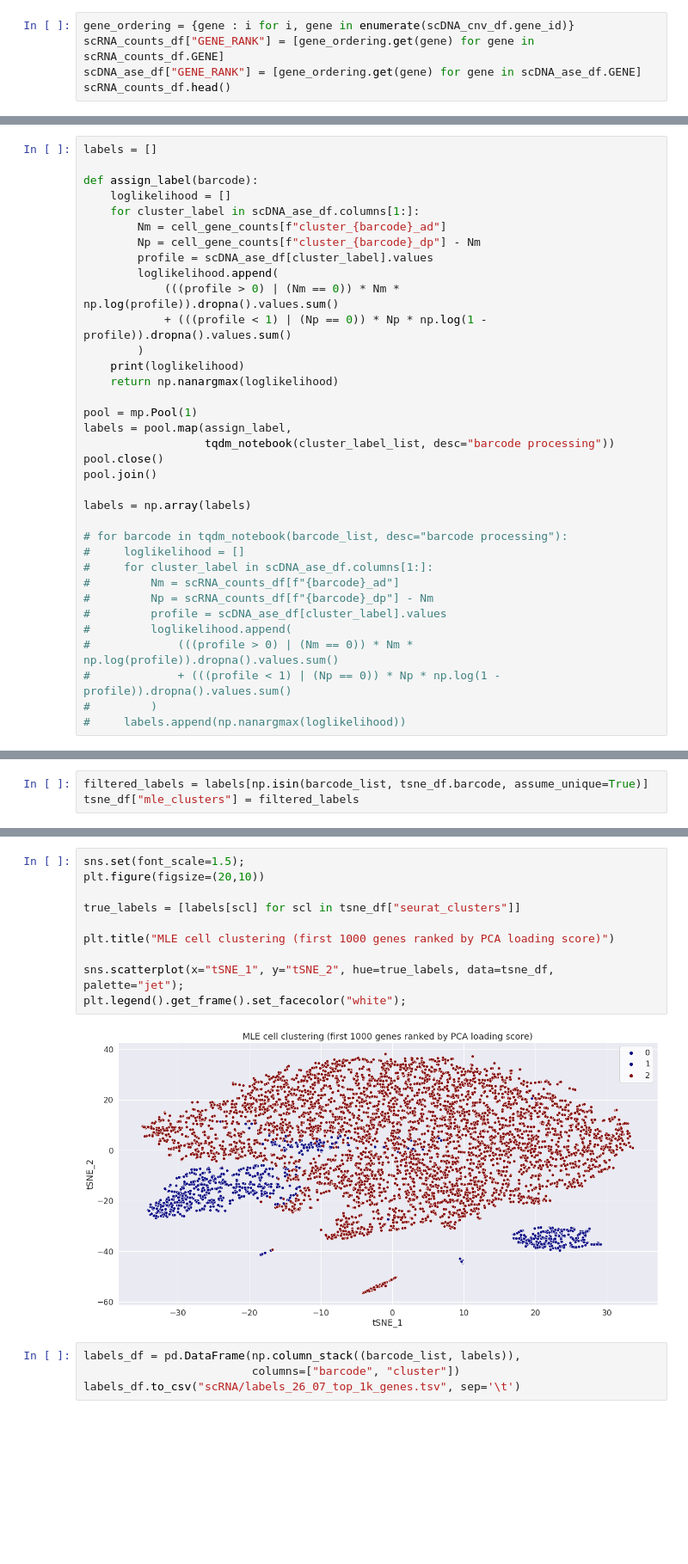
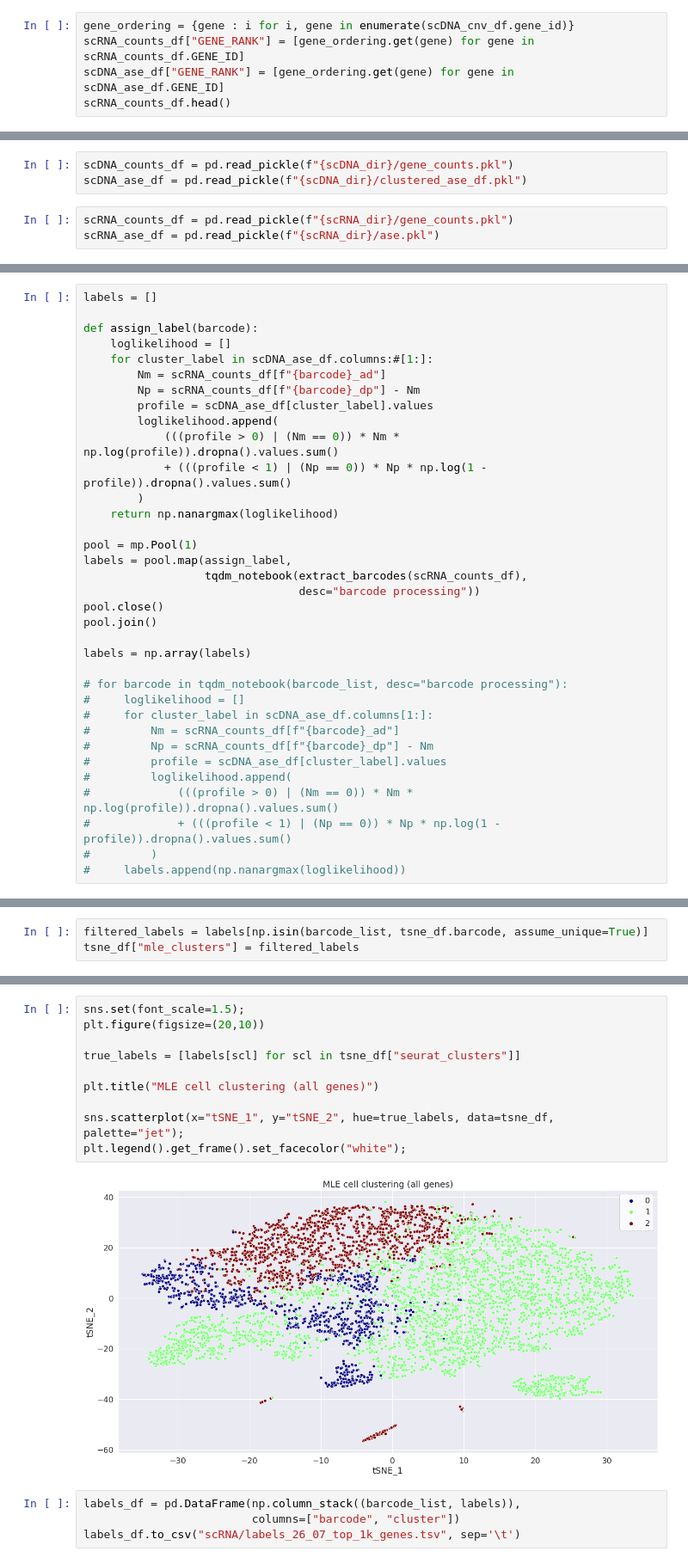
Before and after one commit to ivanov-v-v/cnv-inference, a Jupyter notebook: notebooks/vcf_to_ase.ipynb, the cells around one changed output, grey strips where cells are left out. Shown at 86% size. Cells and saved outputs as stored; diff of their text form; blank space fills up the shorter version.

```diff
--- a/notebooks/vcf_to_ase.ipynb
+++ b/notebooks/vcf_to_ase.ipynb
@@ -576,6 +840,6 @@ scDNA_cnv_df = pd.read_csv(cnv_tsv, sep='\t')
 # %%
 gene_ordering = {gene : i for i, gene in enumerate(scDNA_cnv_df.gene_id)}
-scRNA_counts_df["GENE_RANK"] = [gene_ordering.get(gene) for gene in scRNA_counts_df.GENE]
-scDNA_ase_df["GENE_RANK"] = [gene_ordering.get(gene) for gene in scDNA_ase_df.GENE]
+scRNA_counts_df["GENE_RANK"] = [gene_ordering.get(gene) for gene in scRNA_counts_df.GENE_ID]
+scDNA_ase_df["GENE_RANK"] = [gene_ordering.get(gene) for gene in scDNA_ase_df.GENE_ID]
 scRNA_counts_df.head()
 # %% [output]
@@ -649,0 +908,6 @@ scRNA_counts_df.drop(columns=["GENE_RANK"], inplace=True)
+# %%
+scDNA_counts_df = pd.read_pickle(f"{scDNA_dir}/gene_counts.pkl")
+scDNA_ase_df = pd.read_pickle(f"{scDNA_dir}/clustered_ase_df.pkl")
+# %%
+scRNA_counts_df = pd.read_pickle(f"{scRNA_dir}/gene_counts.pkl")
+scRNA_ase_df = pd.read_pickle(f"{scRNA_dir}/ase.pkl")
@@ -652,20 +929,20 @@ labels = []
 
 def assign_label(barcode):
     loglikelihood = []
-    for cluster_label in scDNA_ase_df.columns[1:]:
-        Nm = cell_gene_counts[f"cluster_{barcode}_ad"]
-        Np = cell_gene_counts[f"cluster_{barcode}_dp"] - Nm
+    for cluster_label in scDNA_ase_df.columns:#[1:]:
+        Nm = scRNA_counts_df[f"{barcode}_ad"]
+        Np = scRNA_counts_df[f"{barcode}_dp"] - Nm
         profile = scDNA_ase_df[cluster_label].values
         loglikelihood.append(
             (((profile > 0) | (Nm == 0)) * Nm * np.log(profile)).dropna().values.sum()
             + (((profile < 1) | (Np == 0)) * Np * np.log(1 - profile)).dropna().values.sum()
         )
-    print(loglikelihood)
     return np.nanargmax(loglikelihood)
 
 pool = mp.Pool(1)
 labels = pool.map(assign_label,
-                  tqdm_notebook(cluster_label_list, desc="barcode processing"))
+                  tqdm_notebook(extract_barcodes(scRNA_counts_df),
+                                desc="barcode processing"))
 pool.close()
 pool.join()
 
@@ -782,15 +1065,15 @@ for i in range(10):
 # %%
 sns.set(font_scale=1.5);
 plt.figure(figsize=(20,10))
 
 true_labels = [labels[scl] for scl in tsne_df["seurat_clusters"]]
 
-plt.title("MLE cell clustering (first 1000 genes ranked by PCA loading score)")
+plt.title("MLE cell clustering (all genes)")
 
 sns.scatterplot(x="tSNE_1", y="tSNE_2", hue=true_labels, data=tsne_df, palette="jet");
 plt.legend().get_frame().set_facecolor("white");
 # %% [output]
-[figure, old version]
+[figure, new version]
 # %%
 labels_df = pd.DataFrame(np.column_stack((barcode_list, labels)),
                          columns=["barcode", "cluster"])
```
Also changed, not shown: parts of 86 cells of this notebook.
